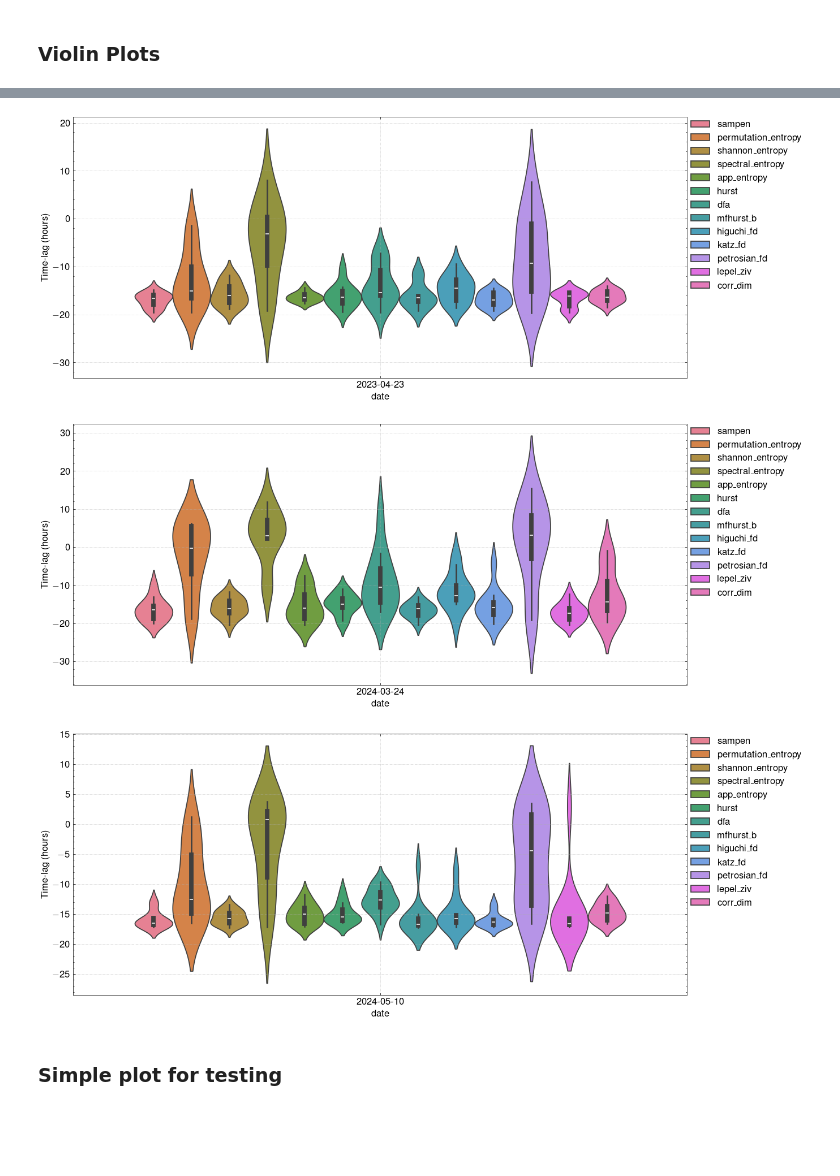
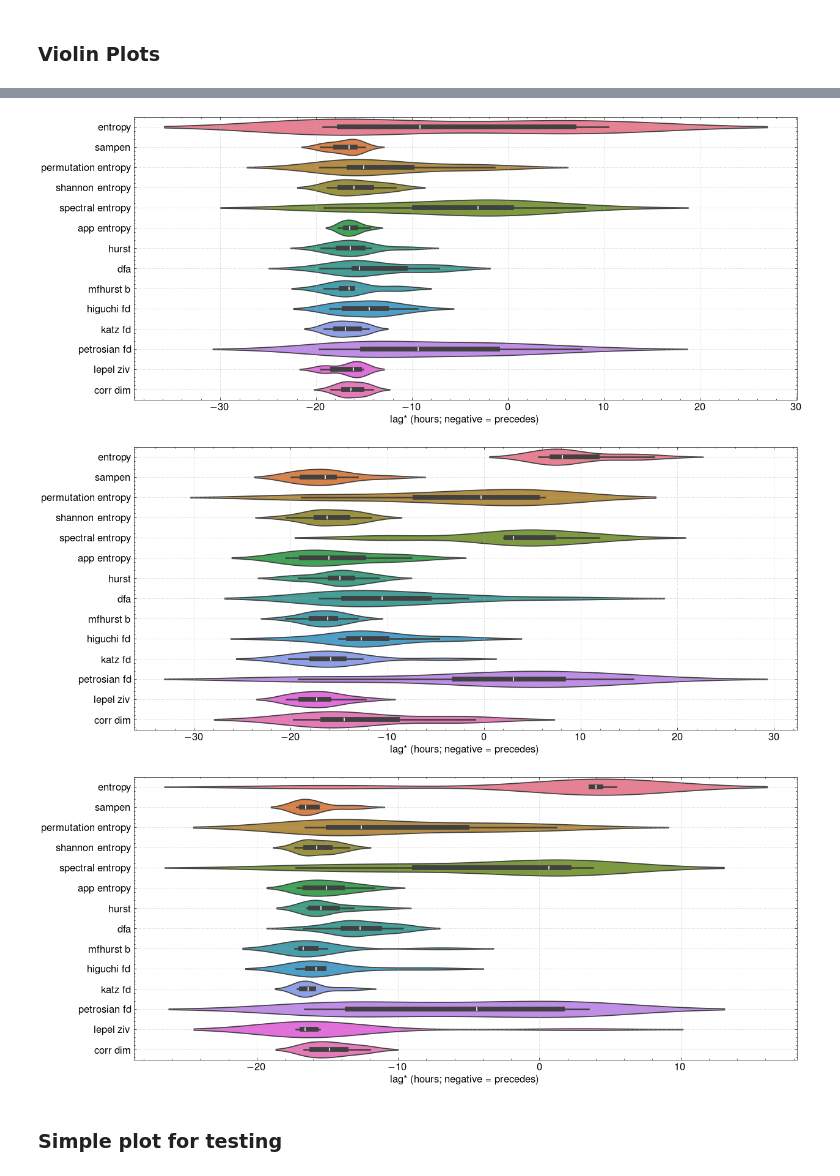
Before and after one commit to dosquisd/NMDB, a Jupyter notebook: 004_predictions.ipynb, the cells around one changed output, grey strips where cells are left out. Drawn from its saved outputs; the diff is of its cells as text; code cells hidden in the pictures; blank space fills up the shorter version.

Commit message:
style(plots): update violin derivative plots

```diff
--- a/004_predictions.ipynb
+++ b/004_predictions.ipynb
@@ -198,6 +198,8 @@ df
 480 rows × 5 columns
 # %% [markdown]
 ### Violin Plots
+# %%
+irrelevant_metrics = ["value"]
 # %%
 delta_hours: list[float] = []
 start_datetimes: list[pd.Timestamp] = []
@@ -226,6 +228,14 @@ for date in date_events:
 new_df = df.copy()
 new_df["start_datetime"] = start_datetimes
 new_df["delta_hours"] = delta_hours
+
+new_df["metric"] = new_df["metric"].map(
+    {
+        metric_original: metric_original.replace("_", " ")
+        for metric_original in METRICS
+    }
+)
+
 new_df
 # %% [output]
 |  | date | station | metric | index | lag_hours | start_datetime | delta_hours |
@@ -265,27 +276,33 @@ plt.show()
 # %%
 for date in date_events:
     _, ax = plt.subplots(figsize=(14, 6))
 
     sns.violinplot(
-        data=new_df[~(new_df["metric"].isin(["entropy", "value"])) & (new_df["date"] == date)],
-        x="date",
-        y="lag_hours",
-        hue="metric",
+        data=new_df[
+            ~(new_df["metric"].isin(irrelevant_metrics)) & (new_df["date"] == date)
+        ],
+        y="metric",
+        x="lag_hours",
         inner="box",
         scale="width",
+        palette="husl",
         ax=ax,
     )
 
-    ax.set_ylabel("Time-lag (hours)")
+    ax.set_ylabel("")
+    ax.set_xlabel("lag* (hours; negative = precedes)")
     ax.grid(linestyle="-.", alpha=0.5)
 
     ax.legend(bbox_to_anchor=(1, 1), loc="upper left", borderaxespad=0.0)
-    plt.savefig(f"./figures/{event_replace}/violin_derivatives-{date}{suffix}.pdf", bbox_inches="tight")
+    plt.savefig(
+        f"./figures/{event_replace}/violin_derivatives-{date}{suffix}.pdf",
+        bbox_inches="tight",
+    )
     plt.show()
 # %% [output]
-[figure, old version]
+[figure, new version]
-[figure, old version]
+[figure, new version]
-[figure, old version]
+[figure, new version]
 # %% [markdown]
 ### Simple plot for testing
 # %%
```
Also changed, not shown: parts of 2 cells of this notebook, 4 other files.
